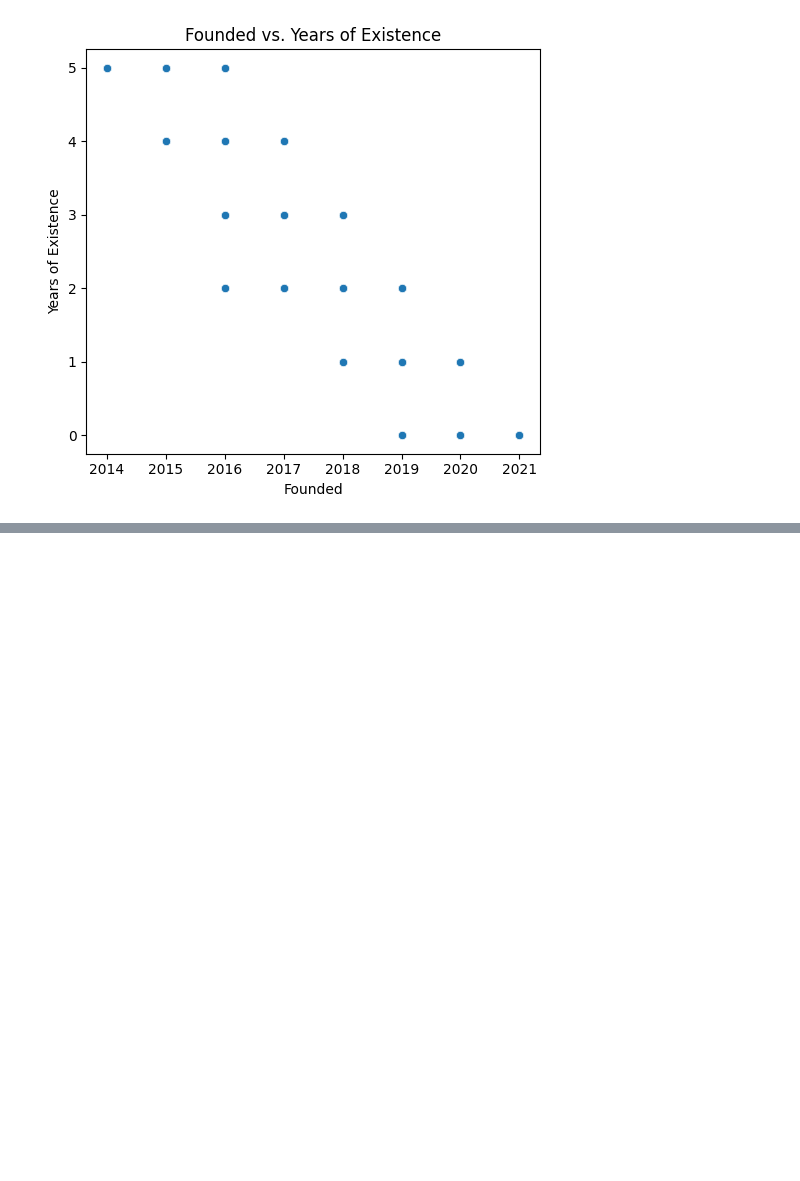
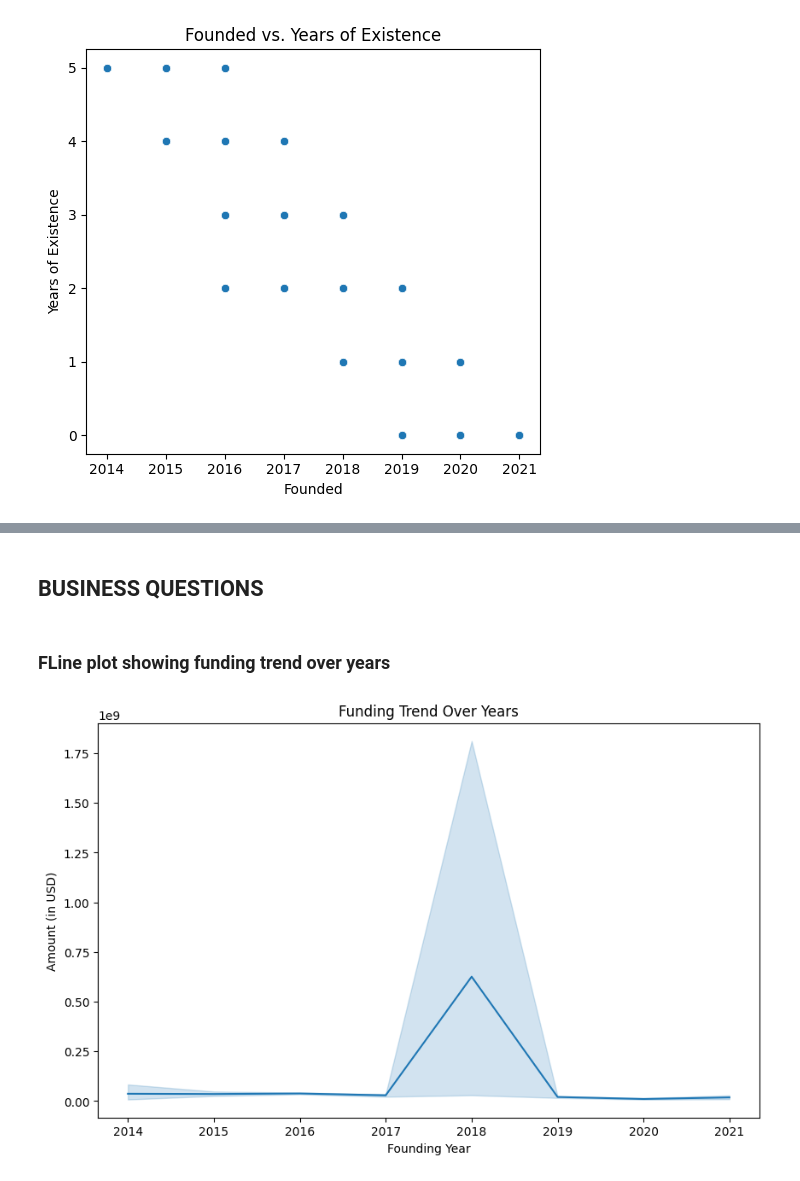
Before and after one commit to parockson/analysis-into-indian-startup-ecosystem, a Jupyter notebook: indian_start_up_funding_ecosystem.ipynb, the cells around one changed output, grey strips where cells are left out. Cells and saved outputs as stored; diff of their text form; code cells hidden in the pictures; blank space fills up the shorter version.

Commit message:
answer business questions

```diff
--- a/indian_start_up_funding_ecosystem.ipynb
+++ b/indian_start_up_funding_ecosystem.ipynb
@@ -2660,0 +2642,14 @@ all_data
+# %% [markdown]
+## BUSINESS QUESTIONS
+# %% [markdown]
+### FLine plot showing funding trend over years
+# %%
+# Line plot showing funding trend over years
+plt.figure(figsize=(10, 6))
+sns.lineplot(x='Founded', y='Amount', data=data)
+plt.title('Funding Trend Over Years')
+plt.xlabel('Founding Year')
+plt.ylabel('Amount (in USD)')
+plt.show()
+# %% [output]
+[figure, added]
```
Also changed, not shown: parts of 27 cells of this notebook, 1 other file.
